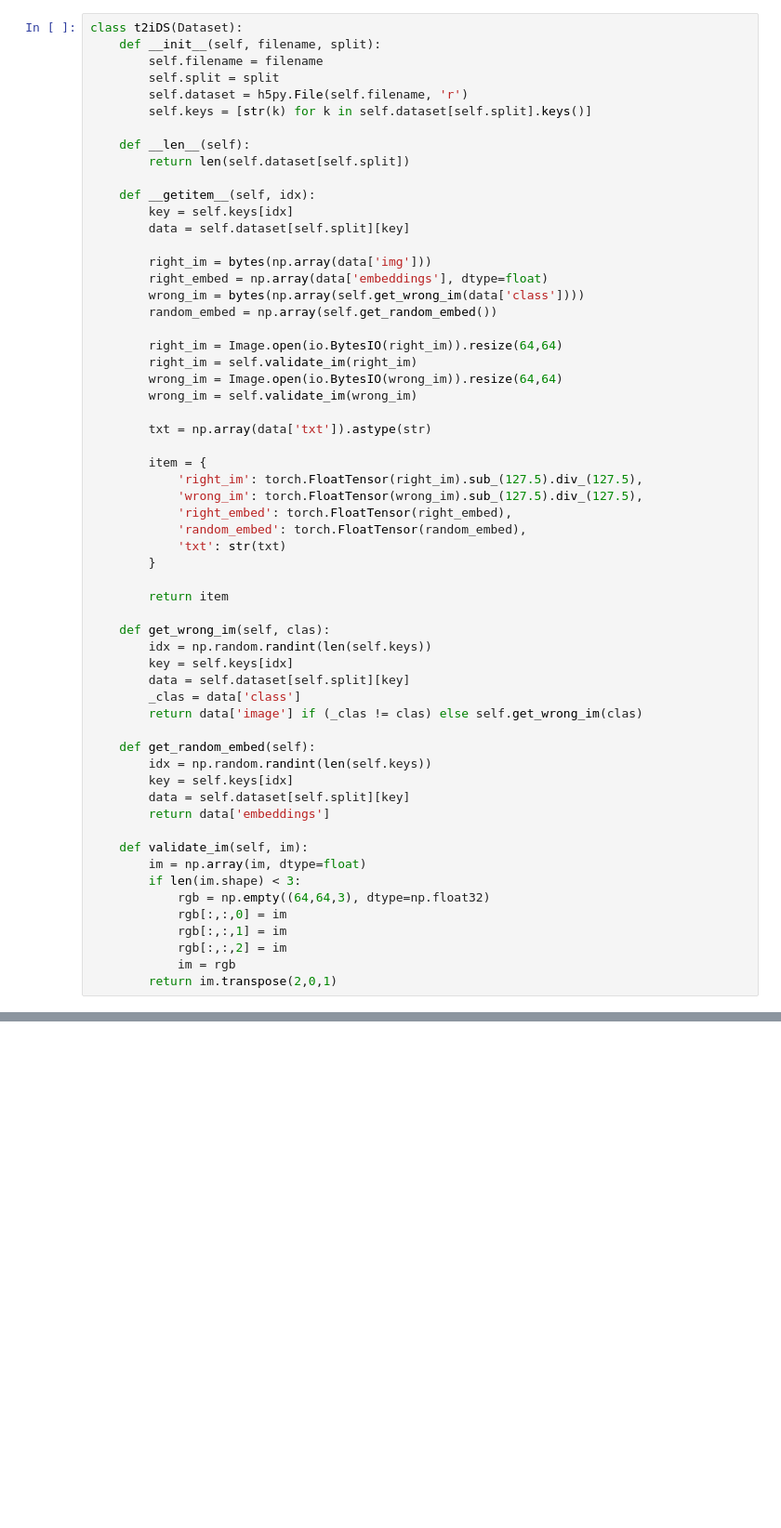
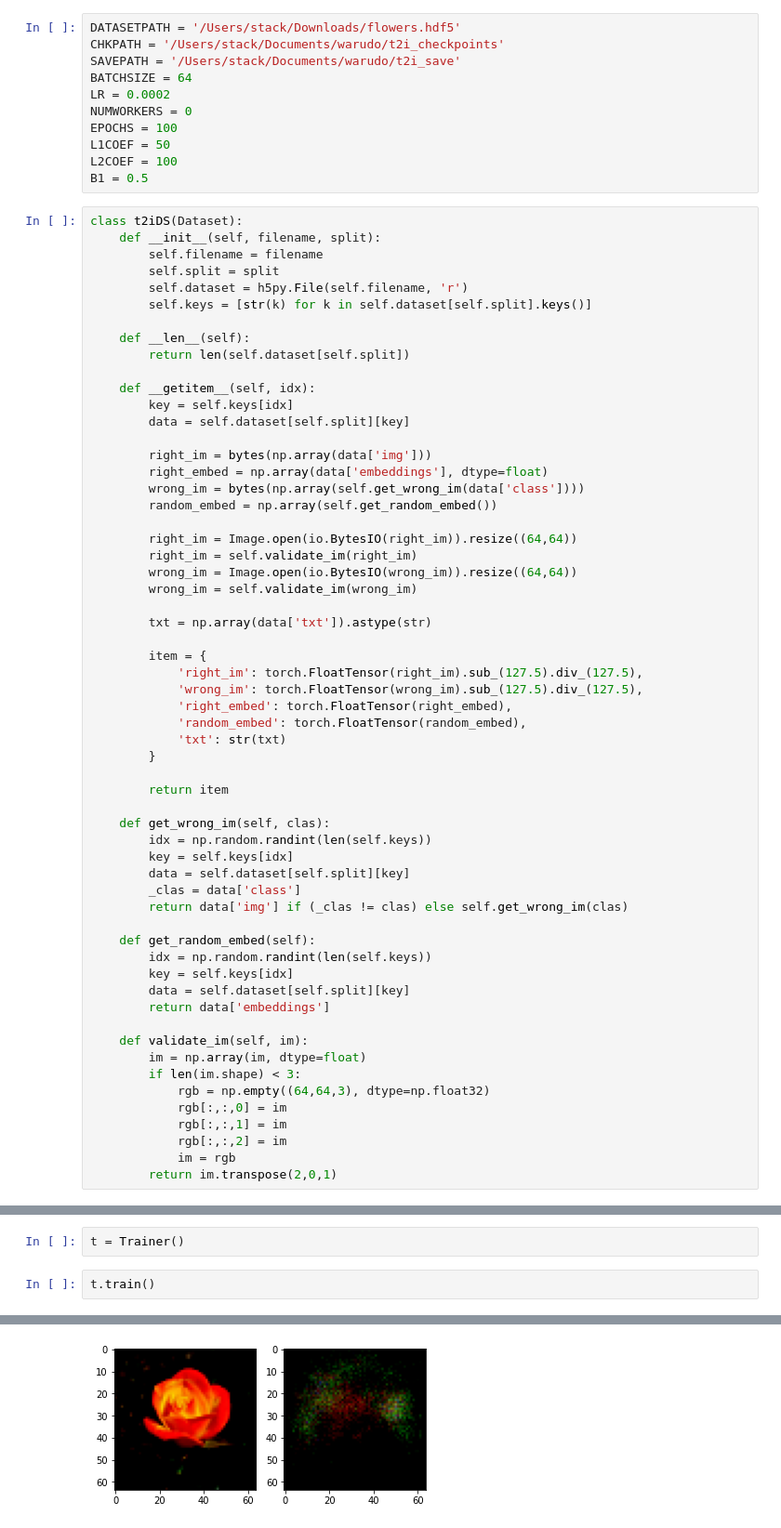
Before and after one commit to lordspline/warudo, a Jupyter notebook: text2image.ipynb, the cells around one changed output, grey strips where cells are left out. Shown at 93% size. Saved outputs shown, nothing was run; the diff lists cells and outputs as text; blank space fills up the shorter version.

```diff
--- a/text2image.ipynb
+++ b/text2image.ipynb
@@ -11,3 +14,14 @@ from PIL import Image
+# %%
+DATASETPATH = '/Users/stack/Downloads/flowers.hdf5'
+CHKPATH = '/Users/stack/Documents/warudo/t2i_checkpoints'
+SAVEPATH = '/Users/stack/Documents/warudo/t2i_save'
+BATCHSIZE = 64
+LR = 0.0002
+NUMWORKERS = 0
+EPOCHS = 100
+L1COEF = 50
+L2COEF = 100
+B1 = 0.5
 # %%
 class t2iDS(Dataset):
     def __init__(self, filename, split):
@@ -28,9 +42,9 @@ class t2iDS(Dataset):
         wrong_im = bytes(np.array(self.get_wrong_im(data['class'])))
         random_embed = np.array(self.get_random_embed())
 
-        right_im = Image.open(io.BytesIO(right_im)).resize(64,64)
+        right_im = Image.open(io.BytesIO(right_im)).resize((64,64))
         right_im = self.validate_im(right_im)
-        wrong_im = Image.open(io.BytesIO(wrong_im)).resize(64,64)
+        wrong_im = Image.open(io.BytesIO(wrong_im)).resize((64,64))
         wrong_im = self.validate_im(wrong_im)
 
         txt = np.array(data['txt']).astype(str)
@@ -50,7 +64,7 @@ class t2iDS(Dataset):
         key = self.keys[idx]
         data = self.dataset[self.split][key]
         _clas = data['class']
-        return data['image'] if (_clas != clas) else self.get_wrong_im(clas)
+        return data['img'] if (_clas != clas) else self.get_wrong_im(clas)
 
     def get_random_embed(self):
         idx = np.random.randint(len(self.keys))
@@ -99,0 +278,5 @@ class Discriminator(nn.Module):
+# %%
+t = Trainer()
+# %%
+t.train()
+# %% [output]
@@ -99,0 +285 @@ class Discriminator(nn.Module):
+[figure, added]
```
Also changed, not shown: parts of 4 cells of this notebook.
